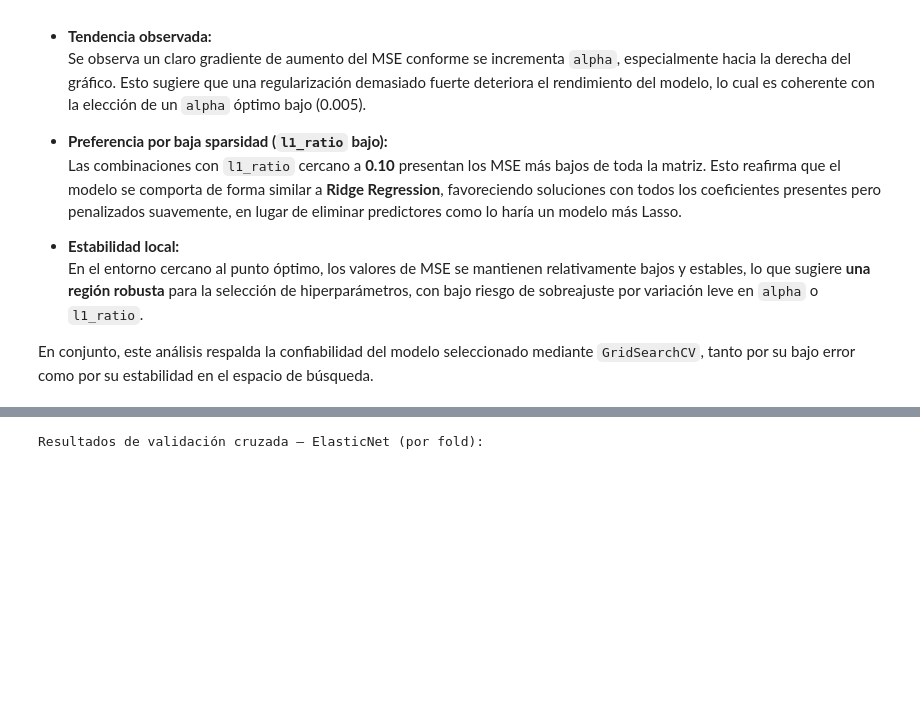
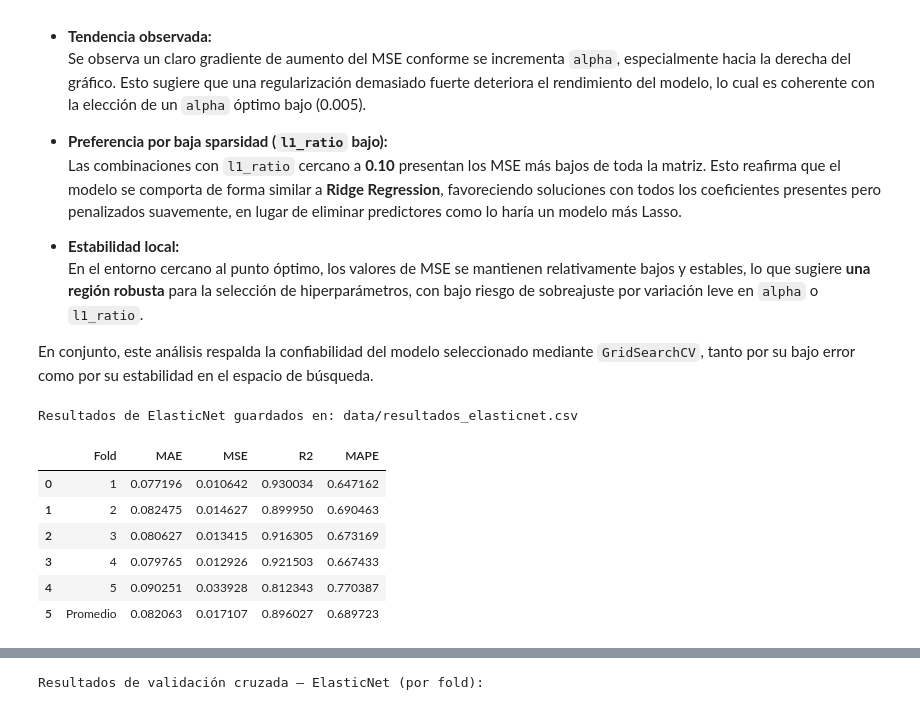
Before and after one commit to johanstevenbejarano/Teoria-de-Aprendizaje-Maquina, a Jupyter notebook: Parcial_1_TAM_2025-1/notebooks/ElasticNet_Model.ipynb, the cells around one changed output, grey strips where cells are left out. Cells and saved outputs as stored; diff of their text form; code cells hidden in the pictures; blank space fills up the shorter version.

```diff
--- a/Parcial_1_TAM_2025-1/notebooks/ElasticNet_Model.ipynb
+++ b/Parcial_1_TAM_2025-1/notebooks/ElasticNet_Model.ipynb
@@ -447,3 +440,32 @@ La visualización de sensibilidad a los hiperparámetros permite identificar com
   En el entorno cercano al punto óptimo, los valores de MSE se mantienen relativamente bajos y estables, lo que sugiere **una región robusta** para la selección de hiperparámetros, con bajo riesgo de sobreajuste por variación leve en `alpha` o `l1_ratio`.
 
 En conjunto, este análisis respalda la confiabilidad del modelo seleccionado mediante `GridSearchCV`, tanto por su bajo error como por su estabilidad en el espacio de búsqueda.
+# %%
+# === Crear modelo ElasticNet con mejores hiperparámetros refinados ===
+modelo_elastic = ElasticNet(
+    alpha=grid_elastic.best_params_['alpha'],
+    l1_ratio=grid_elastic.best_params_['l1_ratio'],
+    max_iter=10000,
+    random_state=42
+)
+
+# === Validación cruzada fold a fold y guardar resultados ===
+df_elastic_cv = evaluar_modelo_cv(
+    nombre_modelo="ElasticNet",
+    modelo=modelo_elastic,
+    X=X_train_scaled,
+    y=np.log1p(y_train),
+    cv=cv,
+    scoring=scoring,
+    guardar_en="data/resultados_elasticnet.csv"
+)
+display(df_elastic_cv)
+# %% [output]
+Resultados de ElasticNet guardados en: data/resultados_elasticnet.csv
+|  | Fold | MAE | MSE | R2 | MAPE |
+| 0 | 1 | 0.077196 | 0.010642 | 0.930034 | 0.647162 |
+| 1 | 2 | 0.082475 | 0.014627 | 0.899950 | 0.690463 |
+| 2 | 3 | 0.080627 | 0.013415 | 0.916305 | 0.673169 |
+| 3 | 4 | 0.079765 | 0.012926 | 0.921503 | 0.667433 |
+| 4 | 5 | 0.090251 | 0.033928 | 0.812343 | 0.770387 |
+| 5 | Promedio | 0.082063 | 0.017107 | 0.896027 | 0.689723 |
```
Also changed, not shown: parts of 12 cells of this notebook.
